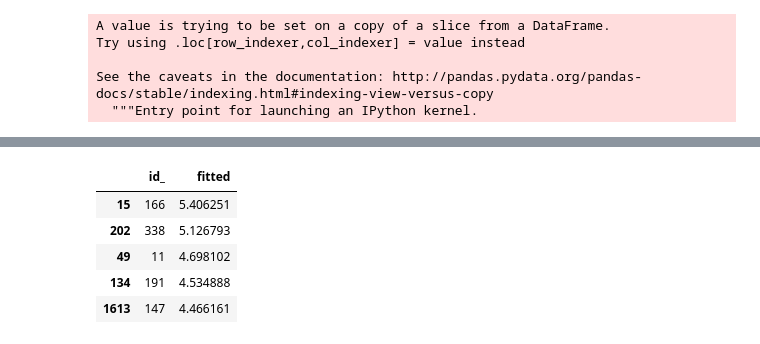
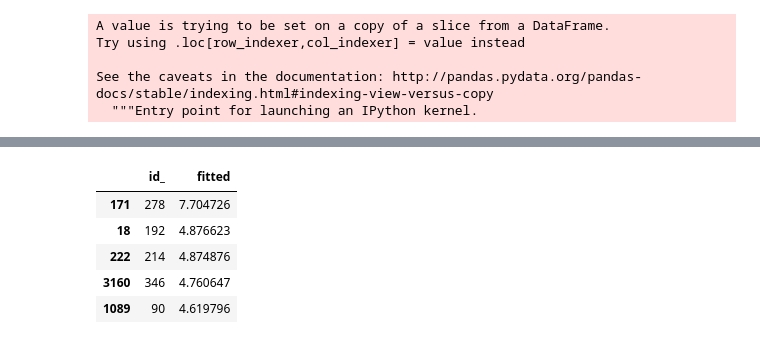
Before and after one commit to coopercunliffe/Springboard, a Jupyter notebook: FPL/predictions.ipynb, the cells around one changed output, grey strips where cells are left out. Saved outputs shown, nothing was run; the diff lists cells and outputs as text; code cells hidden in the pictures.

```diff
--- a/FPL/predictions.ipynb
+++ b/FPL/predictions.ipynb
@@ -64,12 +64,12 @@ plt.show()
 # %%
-fitted = df[df.gameweek == 16].sort_values('fitted', ascending=False)[['id_', 'fitted']]
+fitted = df[df.gameweek == 2].sort_values('fitted', ascending=False)[['id_', 'fitted']]
 fitted.head()
 # %% [output]
 |  | id_ | fitted |
-| 15 | 166 | 5.406251 |
-| 202 | 338 | 5.126793 |
-| 49 | 11 | 4.698102 |
-| 134 | 191 | 4.534888 |
-| 1613 | 147 | 4.466161 |
+| 171 | 278 | 7.704726 |
+| 18 | 192 | 4.876623 |
+| 222 | 214 | 4.874876 |
+| 3160 | 346 | 4.760647 |
+| 1089 | 90 | 4.619796 |
 # %%
 fitted.to_csv('fitted', index=False)
```
Also changed, not shown: parts of 2 cells of this notebook, 7 other files.
